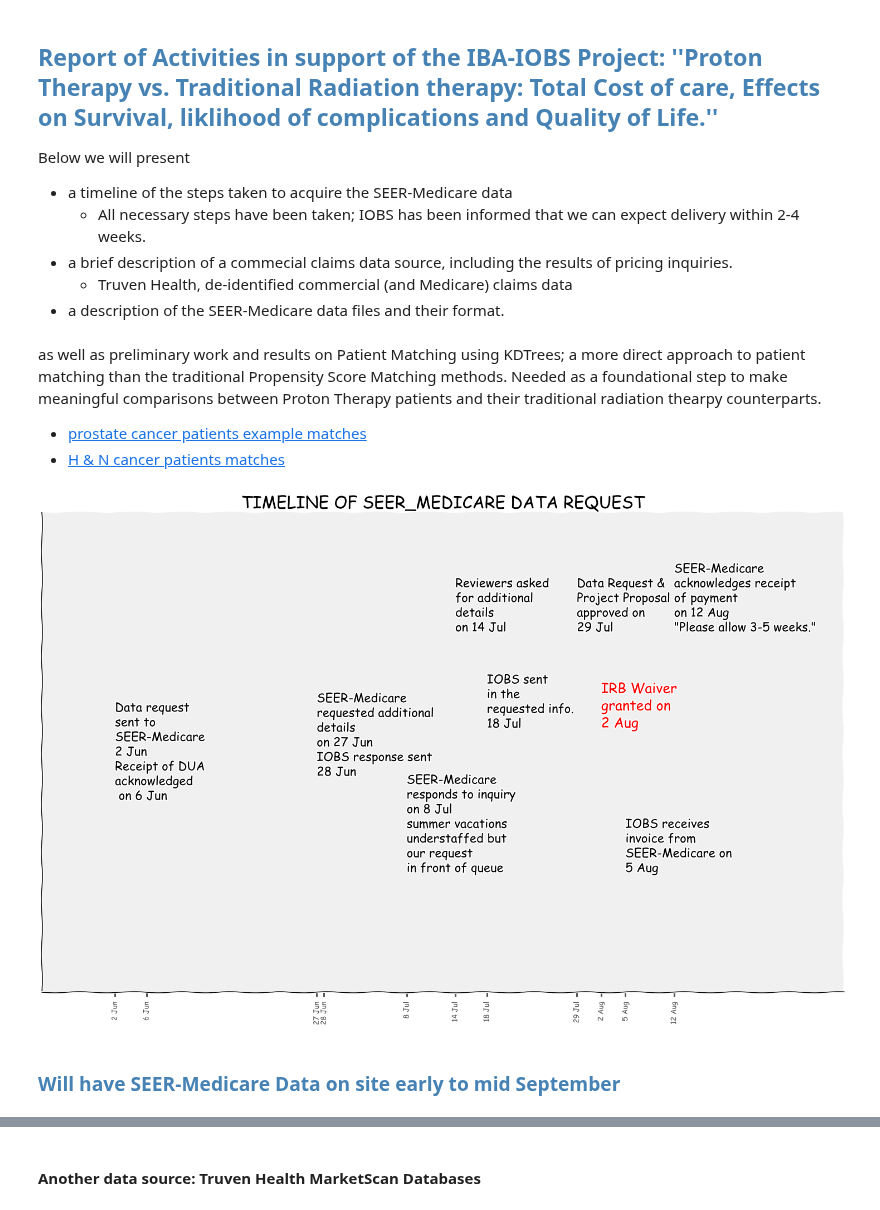
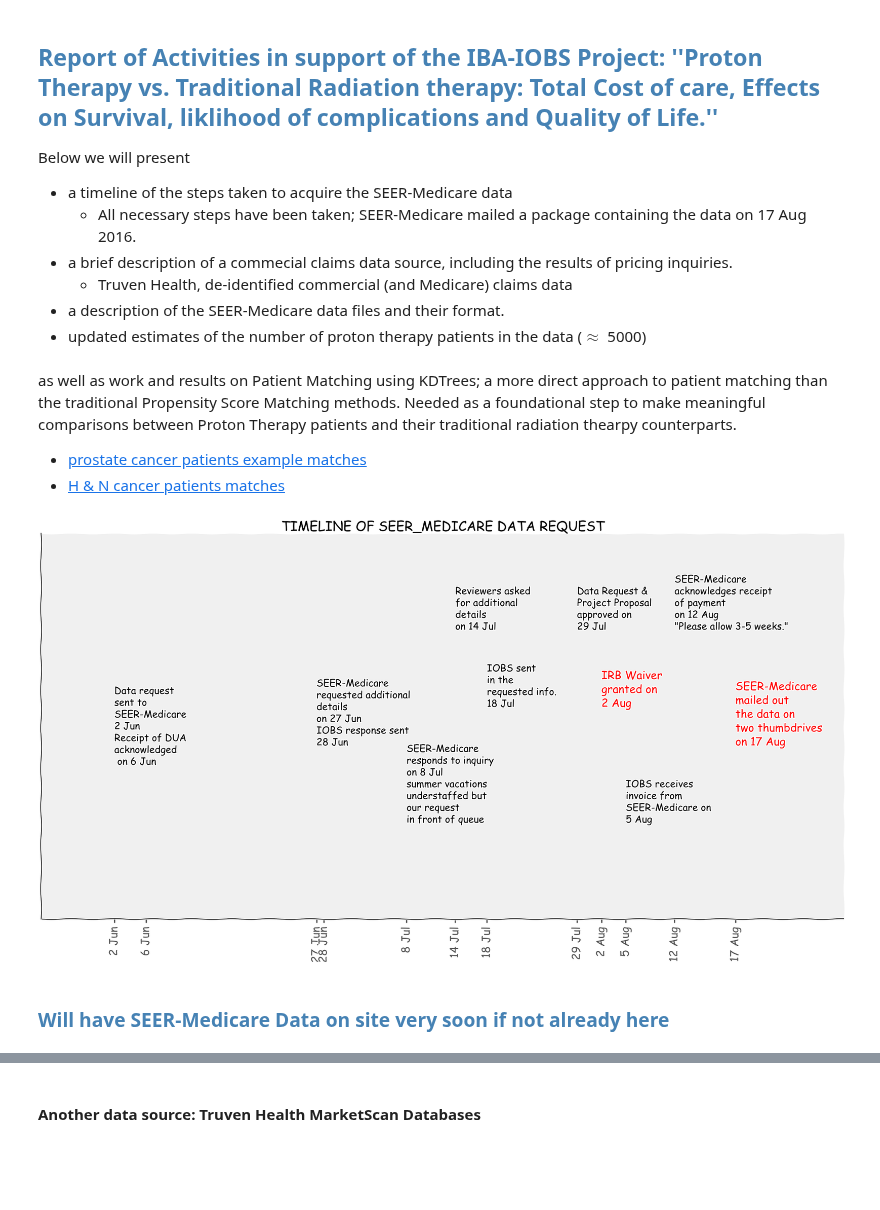
Before and after one commit to doolingdavid/SEERMATCH2, a Jupyter notebook: data_description.ipynb, the cells around one changed output, grey strips where cells are left out. Cells and saved outputs as stored; diff of their text form; code cells hidden in the pictures; blank space fills up the shorter version.

```diff
--- a/data_description.ipynb
+++ b/data_description.ipynb
@@ -46,12 +46,13 @@ matplotlib.style.use('seaborn-talk')
 Below we will present
 
 * a timeline of the steps taken to acquire the SEER-Medicare data
-    * All necessary steps have been taken; IOBS has been informed that we can expect delivery within 2-4 weeks.
+    * All necessary steps have been taken; SEER-Medicare mailed a package containing the data on 17 Aug 2016.
 * a brief description of a commecial claims data source, including the results of pricing inquiries.
     * Truven Health, de-identified commercial (and Medicare) claims data
 * a description of the SEER-Medicare data files and their format.
+* updated estimates of the number of proton therapy patients in the data ($\approx$ 5000)
 # %% [markdown]
-as well as preliminary work and results on Patient Matching using KDTrees; a more direct approach to patient matching than the traditional Propensity Score Matching methods. Needed as a foundational step to make meaningful comparisons between Proton Therapy patients and their traditional radiation thearpy counterparts.
+as well as work and results on Patient Matching using KDTrees; a more direct approach to patient matching than the traditional Propensity Score Matching methods. Needed as a foundational step to make meaningful comparisons between Proton Therapy patients and their traditional radiation thearpy counterparts.
 
 * [prostate cancer patients example matches](http://nbviewer.jupyter.org/format/slides/github/doolingdavid/SEERMATCH2/blob/master/prostate_example.ipynb#/74)
 * [H & N cancer patients matches](http://nbviewer.jupyter.org/format/slides/github/doolingdavid/SEERMATCH2/blob/master/all_other_example.ipynb?flush_cache=True#/62)
@@ -63,20 +64,22 @@ with plt.xkcd():
     # Based on "Stove Ownership" from XKCD by Randall Monroe
     # http://xkcd.com/418/
     fig = plt.figure(figsize=(10,6))
-    ax = fig.add_axes((0.0, 0.0, 2, 2))
+    ax = fig.add_axes((0.0, 0.0, 2.5, 2))
     #ax.bar([-0.325, 1.0 - 0.325], [0, 100], 0.25)
     ax.spines['right'].set_color('none')
     ax.spines['top'].set_color('none')
     ax.xaxis.set_ticks_position('bottom')
     ax.set_xticks([0, .13, .83, .86, 1.2,
                    1.4, 1.53, 1.9, 2.0,
-                  2.1, 2.3])
+                  2.1, 2.3, 2.55])
     ax.set_xlim([-0.3, 3])
     ax.set_ylim([0, 2])
     ax.set_xticklabels(['2 Jun', '6 Jun', '27 Jun', '28 Jun','8 Jul',
                        '14 Jul', '18 Jul', '29 Jul', '2 Aug',
-                       '5 Aug', '12 Aug'],
+                       '5 Aug', '12 Aug', '17 Aug'],
                       rotation=90)
+
+    ax.tick_params(axis='x',labelsize=25)
     plt.yticks([])
 
     ax.text(0,.8, 'Data request\nsent to\nSEER-Medicare\n2 Jun\nReceipt of DUA\n' +
@@ -105,36 +108,40 @@ with plt.xkcd():
 
     ax.text(2.0, 1.1, 'IRB Waiver\ngranted on\n2 Aug',
            style='italic',fontsize=25,color='red')
 
 
     ax.text(2.1, .5, 'IOBS receives\ninvoice from\n' +
            'SEER-Medicare on\n5 Aug',
            style='italic',fontsize=22)
 
 
     ax.text(2.3, 1.5, 'SEER-Medicare\nacknowledges receipt\nof payment\n' +
            'on 12 Aug\n"Please allow 3-5 weeks."',
            style='italic',fontsize=22)
 
+    ax.text(2.55, .9, 'SEER-Medicare\nmailed out\nthe data on\ntwo thumbdrives\n' +
+           'on 17 Aug',
+           style='italic',fontsize=25,color='red')
+
 
     plt.annotate(
         'THE DAY I REALIZED\nI COULD COOK BACON\nWHENEVER I WANTED',
         xy=(70, 1), arrowprops=dict(arrowstyle='->'), xytext=(15, -10))
 
     plt.title("TIMELINE OF SEER_MEDICARE DATA REQUEST",fontsize=30)
 
 #    fig.text(
     #    0.5, 0.05,
     #    '"The Data So Far" from xkcd by Randall Monroe',
      #   ha='center')
 
 #fig.set_size_inches(5, 6)
 #fig.savefig('timeline.png',dpi=100)
 plt.show()
 # %% [output]
-[figure, old version]
+[figure, new version]
 # %% [markdown]
-### <font color='steelblue'>Will have SEER-Medicare Data on site early to mid September</font>
+### <font color='steelblue'>Will have SEER-Medicare Data on site very soon if not already here</font>
 # %%
 from IPython.display import Image
 Image('timeline.png',embed=True)
```
Also changed, not shown: parts of 2 cells of this notebook.
